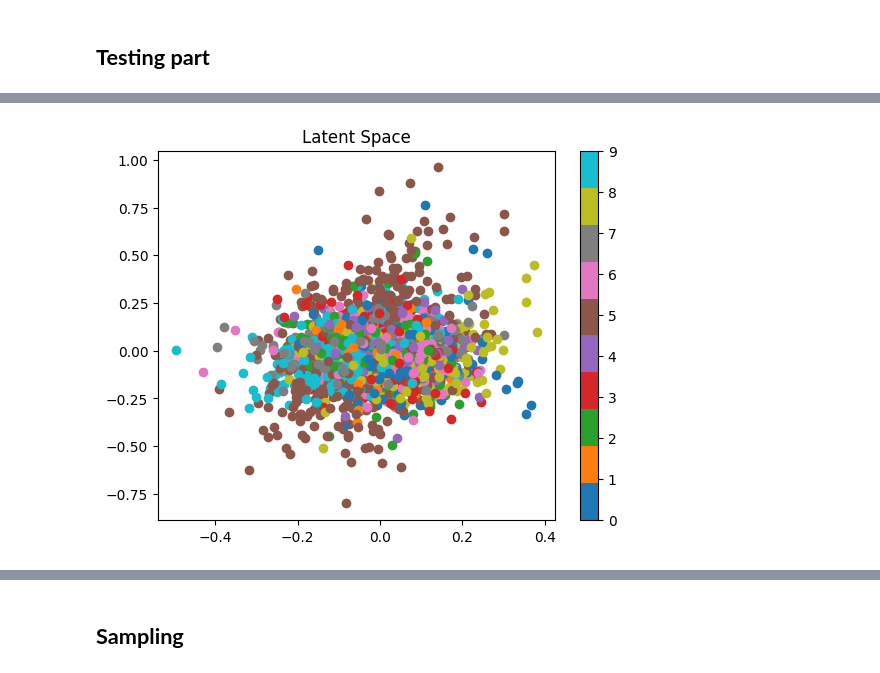
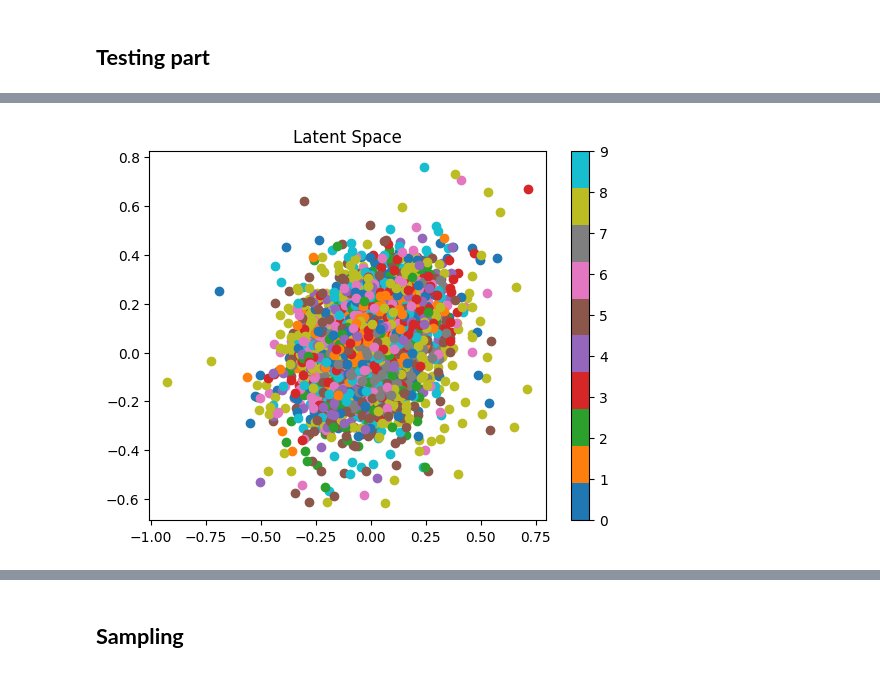
Before and after one commit to Totm33606/hddl_project, a Jupyter notebook: project2/cvae.ipynb, the cells around one changed output, grey strips where cells are left out. Drawn from its saved outputs; the diff is of its cells as text; code cells hidden in the pictures.

```diff
--- a/project2/cvae.ipynb
+++ b/project2/cvae.ipynb
@@ -233,7 +329,13 @@ class ConvCVAE(nn.Module):
 # %%
-def loss_function(recon_x, x, mu, logvar, beta=1):
+def total_loss(recon_x, x, mu, logvar, z, y, beta=1.0, alpha_tripl=1.0, alpha_contrast=1.0):
     recon_x = recon_x.view(recon_x.size(0), -1)
     x = x.view(x.size(0), -1)
-    BCE = F.binary_cross_entropy(recon_x, x, reduction='sum')
-    KLD = -0.5 * torch.sum(1 + logvar - mu.pow(2) - logvar.exp())
-    return BCE + beta * KLD
+
+    # Different losses used
+    recon_loss = F.binary_cross_entropy(recon_x, x, reduction='sum')
+    kld_loss = -0.5 * torch.sum(1 + logvar - mu.pow(2) - logvar.exp())
+    tripl_loss = triplet_loss(z, y)
+    contrast_loss = contrastive_loss(z, y)
+    total_loss = recon_loss + beta * kld_loss + alpha_tripl * tripl_loss + alpha_contrast * contrast_loss
+
+    return total_loss
@@ -423,9 +471,8 @@ Model saved to cvae_weights.pth
 def test_model(
     model,
     test_loader,
-    loss_name,
     device=DEVICE,
-    class_size=CLASS_SIZE,
+    num_classes=CLASS_SIZE,
     plot_latent_space=True,
     cmap="tab10"
 ):
@@ -440,25 +487,22 @@ def test_model(
     # Init plot
     if plot_latent_space:
         fig, ax = plt.subplots()
-        scatter = ax.scatter([], [], c=[], cmap=cmap, vmin=0, vmax=class_size - 1)
+        scatter = ax.scatter([], [], c=[], cmap=cmap, vmin=0, vmax=num_classes - 1)
 
     with torch.no_grad():
         for data, labels in tqdm(test_loader, desc="Testing..."):
             data, labels = data.to(device), labels.to(device)
-            if class_size is not None:
-                labels = one_hot(labels, class_size)
+            if num_classes is not None:
+                labels_one_hot = one_hot(labels, num_classes)
 
             # Forward pass
-            recon_batch, mu, logvar = model(data, labels)
-            if loss_name == "recons":
-                loss = loss_function(recon_batch, data, mu, logvar)
-            else:
-                loss = new_loss(recon_batch, data, mu, logvar, labels, model.class_centers)
+            recon_data, z, mu, logvar = model(data, labels_one_hot)
+            loss = total_loss(recon_data, data, mu, logvar, z, labels, beta=1.0, alpha_tripl=0.5, alpha_contrast=0.5)
 
             # Mean Squared Error
-            mse_value = F.mse_loss(recon_batch, data, reduction='sum')
+            mse_value = F.mse_loss(recon_data, data, reduction='sum')
             total_mse += mse_value.item()
-            residuals_sum += torch.abs(data - recon_batch).sum(dim=0)
+            residuals_sum += torch.abs(data - recon_data).sum(dim=0)
 
             running_test_loss += loss.item()
 
@@ -466,7 +510,7 @@ def test_model(
             if plot_latent_space:
                 mu, labels = mu.cpu(), labels.cpu()
                 scatter = ax.scatter(
-                    mu[:, 0], mu[:, 1], c=labels.argmax(dim=1), cmap=cmap, vmin=0, vmax=class_size - 1
+                    mu[:, 0], mu[:, 1], c=labels, cmap=cmap, vmin=0, vmax=num_classes - 1
                 )
 
     # Compute means
@@ -482,13 +526,12 @@ def test_model(
 
     return test_loss, mse, residuals_sum
 # %%
-cvae = ConvCVAE()
-cvae.load_state_dict(torch.load("cvae_weights.pth", weights_only=True))
+cvae = ConvCVAE2()
+cvae.load_state_dict(torch.load("cvae_weights.pt", weights_only=True))
 
 # Call the test function
 test_loss, mse, residuals_sum = test_model(
     model=cvae,
     test_loader=test_loader,
-    loss_name="recons",
 )
 # %% [output]
@@ -496,4 +539,4 @@ Test loss: 237.8369 -- MSE: 11.4390
-[figure, old version]
+[figure, new version]
 # %%
 # Makes some plots
 def plot_test(
```
Also changed, not shown: parts of 18 cells of this notebook, 1 other file.
